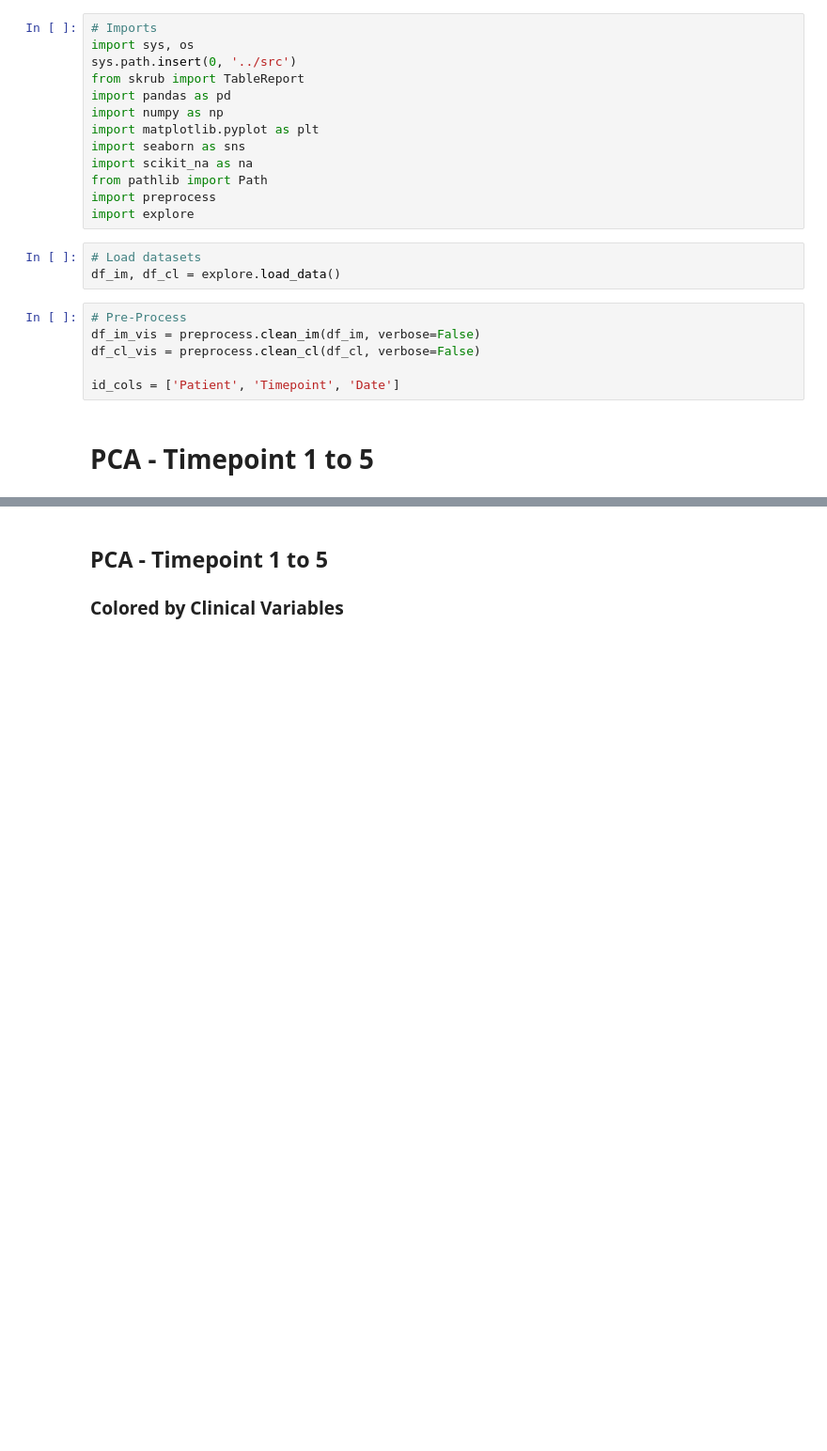
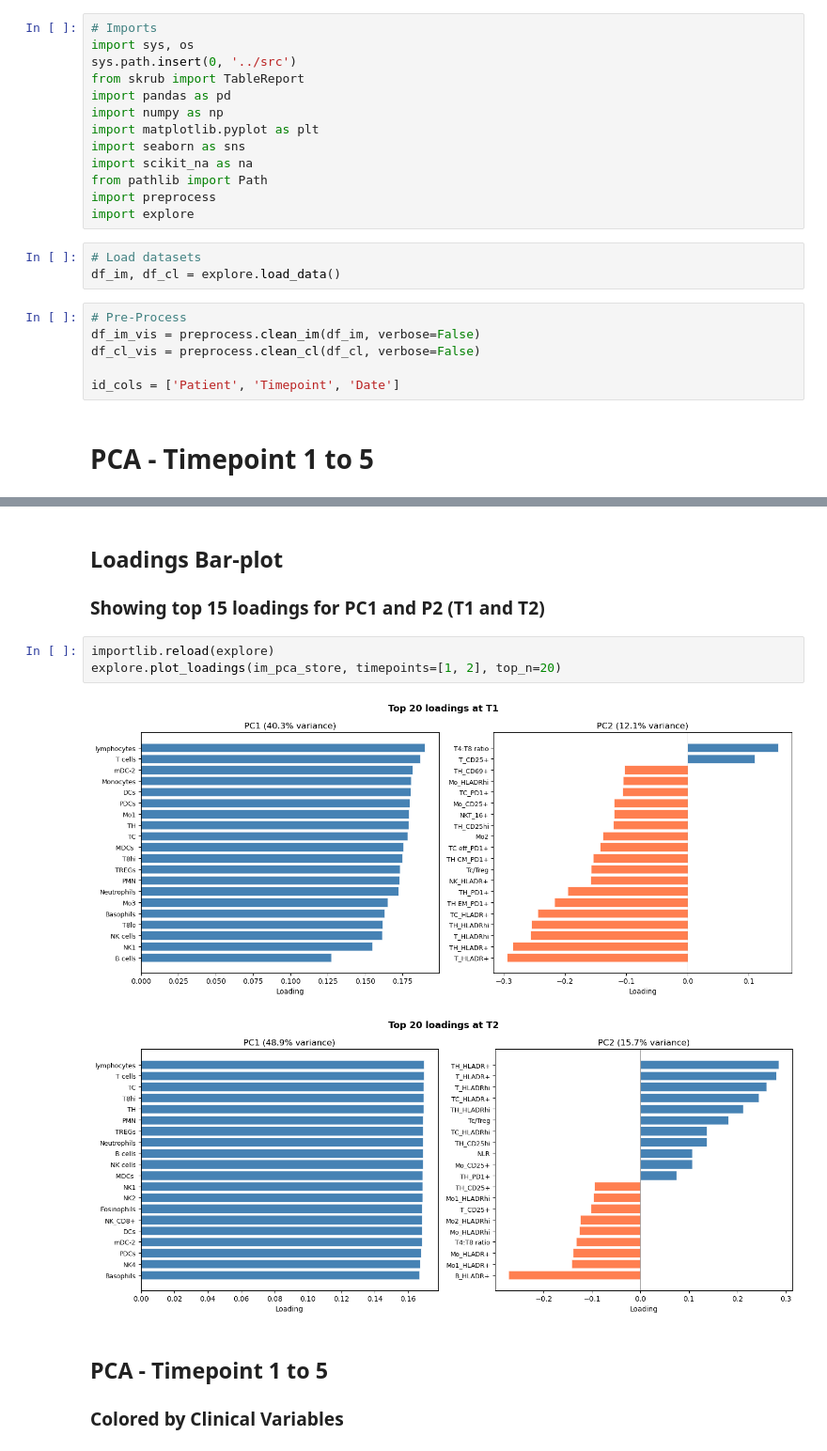
Before and after one commit to ma-farah/master-thesis, a Jupyter notebook: notebooks/3-exploring_pca.ipynb, the cells around one changed output, grey strips where cells are left out. Shown at 94% size. Cells and saved outputs as stored; diff of their text form; blank space fills up the shorter version.

```diff
--- a/notebooks/3-exploring_pca.ipynb
+++ b/notebooks/3-exploring_pca.ipynb
@@ -97,4 +97,13 @@ PCA per Timepoint for Immunological Dataset
 ... (4 outputs left out)
+# %% [markdown]
+## Loadings Bar-plot
+### Showing top 15 loadings for PC1 and P2 (T1 and T2)
+# %%
+importlib.reload(explore)
+explore.plot_loadings(im_pca_store, timepoints=[1, 2], top_n=20)
+# %% [output]
+[figure, added]
+[figure, added]
 # %% [markdown]
 ## PCA - Timepoint 1 to 5
 ### Colored by Clinical Variables
```
Also changed, not shown: parts of 3 cells of this notebook, 3 other files.
